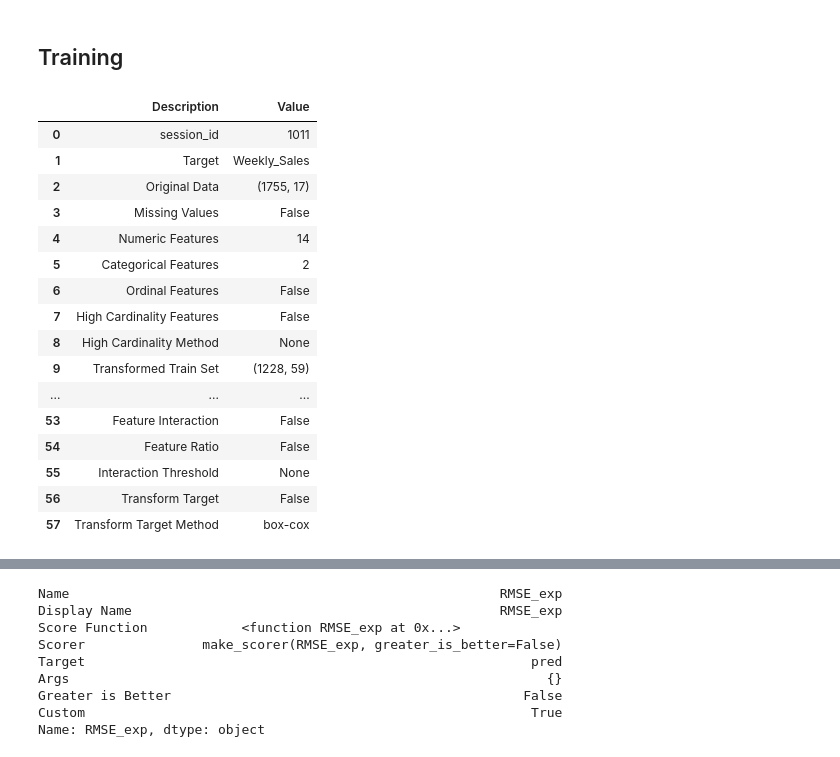
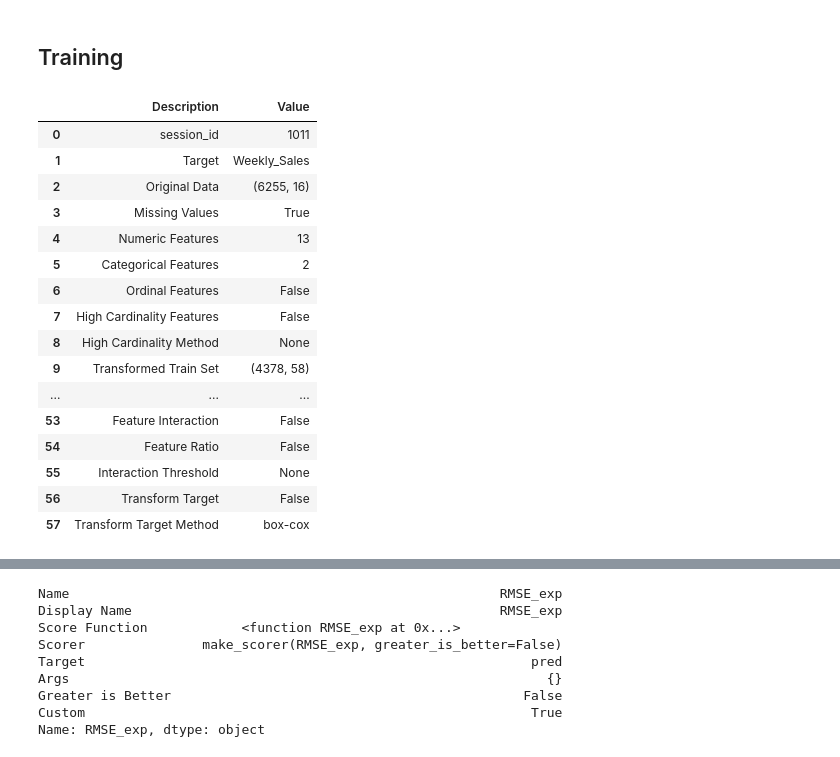
Before and after one commit to GNOEYHEAT/DACON, a Jupyter notebook: 235942_쇼핑몰 지점별 매출액 예측 경진대회/2) Pycaret.ipynb, the cells around one changed output, grey strips where cells are left out. Saved outputs shown, nothing was run; the diff lists cells and outputs as text; code cells hidden in the pictures.

```diff
--- a/235942_쇼핑몰 지점별 매출액 예측 경진대회/2) Pycaret.ipynb
+++ b/235942_쇼핑몰 지점별 매출액 예측 경진대회/2) Pycaret.ipynb
@@ -368,23 +124,21 @@ plt.show()
 # %%
-total = pd.concat([train, test], axis=0).reset_index(drop=True)
+dataset = pd.concat([train, test], axis=0).reset_index(drop=True)
 
 df = pd.DataFrame()
-for i in total["Store"].unique():
+for i in tqdm(dataset["Store"].unique()):
 
-    temp = total[total["Store"]==i]
+    dataset2 = dataset[dataset["Store"]==i]
 
-    missing_df = temp[promotion_list]
+    for j in dataset2["week"].unique():
 
-    if missing_df.isnull().sum().sum() > 0 :
+        temp = dataset2[dataset2["week"]==j]
 
-        # sns.heatmap(missing_df.isnull())
-        # plt.title(f"Store : {i}")
-        # plt.show()
+        if (temp.isnull().sum() / len(temp)).max() != 1:
 
-        imputer = KNNImputer(n_neighbors=5)
-        temp[promotion_list]=imputer.fit_transform(missing_df)
+            imputer = SimpleImputer()
+            temp[temp.columns]=imputer.fit_transform(temp)
 
-    df = pd.concat([df, temp], axis=0)
+        df = pd.concat([df, temp], axis=0)
 
 df.isnull().sum()
 # %% [output]
@@ -458,13 +185,0 @@ train.head()
-# %%
-train["promotion_sum"] = train["Promotion1"] + train["Promotion5"]
-test["promotion_sum"] = test["Promotion1"] + test["Promotion5"]
-
-train["promotion_divide"] = train["Promotion1"] / train["Promotion5"]
-test["promotion_divide"] = test["Promotion1"] / test["Promotion5"]
-
-train = train.drop(["id", "Date", "year"], axis=1)
-test = test.drop(["id", "Date", "year"], axis=1)
-
-plt.figure(figsize=(21,20))
-sns.heatmap(train.corr(), vmin=-1, vmax=1, cmap='RdBu', annot=True)
-plt.show()
@@ -494,23 +187,25 @@ memory usage: 233.2+ KB
 ## Training
 # %%
 s = setup(train, target='Weekly_Sales',
-          fold_strategy='kfold', fold=cv,
+          imputation_type="iterative", iterative_imputation_iters=5,
           categorical_features=["Store"],
-          numeric_features=["month", "day", "week", "season"],
-          use_gpu=True, normalize=True, normalize_method=scaler,
-          session_id=seed, log_experiment=True)
+          numeric_features=["year", "month", "day", "week", "season"],
+          numeric_imputation='median',
+          normalize=True, normalize_method=scaler,
+          fold_strategy='timeseries', fold=cv,
+          use_gpu=True, session_id=seed, log_experiment=True)
 # %% [output]
 |  | Description | Value |
 | 0 | session_id | 1011 |
 | 1 | Target | Weekly_Sales |
-| 2 | Original Data | (1755, 17) |
-| 3 | Missing Values | False |
-| 4 | Numeric Features | 14 |
+| 2 | Original Data | (6255, 16) |
+| 3 | Missing Values | True |
+| 4 | Numeric Features | 13 |
 | 5 | Categorical Features | 2 |
 | 6 | Ordinal Features | False |
 | 7 | High Cardinality Features | False |
 | 8 | High Cardinality Method | None |
-| 9 | Transformed Train Set | (1228, 59) |
+| 9 | Transformed Train Set | (4378, 58) |
 | ... | ... | ... |
 | 53 | Feature Interaction | False |
 | 54 | Feature Ratio | False |
```
Also changed, not shown: parts of 40 cells of this notebook.
